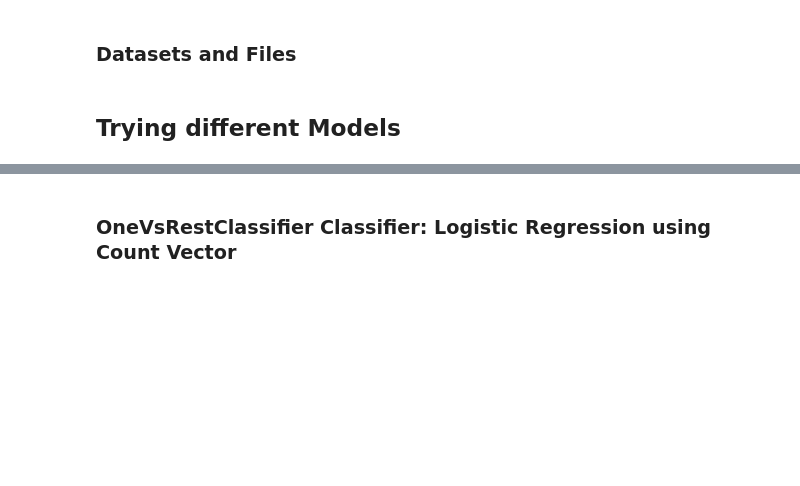
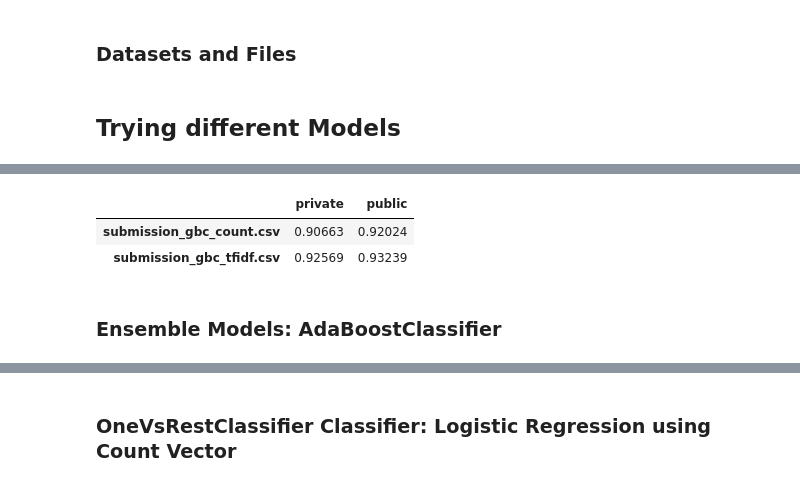
Before and after one commit to francheska-vicente/stintsy-project, a Jupyter notebook: ToxicComment_S13_Group8_Supplementary.ipynb, the cells around one changed output, grey strips where cells are left out. Saved outputs shown, nothing was run; the diff lists cells and outputs as text; code cells hidden in the pictures; blank space fills up the shorter version.

```diff
--- a/ToxicComment_S13_Group8_Supplementary.ipynb
+++ b/ToxicComment_S13_Group8_Supplementary.ipynb
@@ -146,0 +268,11 @@ parameters_lr = [
+# %%
+pd.DataFrame(
+    data={'private': [0.90663, 0.92569], 'public': [0.92024, 0.93239]},
+    index=['submission_gbc_count.csv', 'submission_gbc_tfidf.csv']
+)
+# %% [output]
+|  | private | public |
+| submission_gbc_count.csv | 0.90663 | 0.92024 |
+| submission_gbc_tfidf.csv | 0.92569 | 0.93239 |
+# %% [markdown]
+### Ensemble Models: AdaBoostClassifier
```
Also changed, not shown: parts of 42 cells of this notebook.
